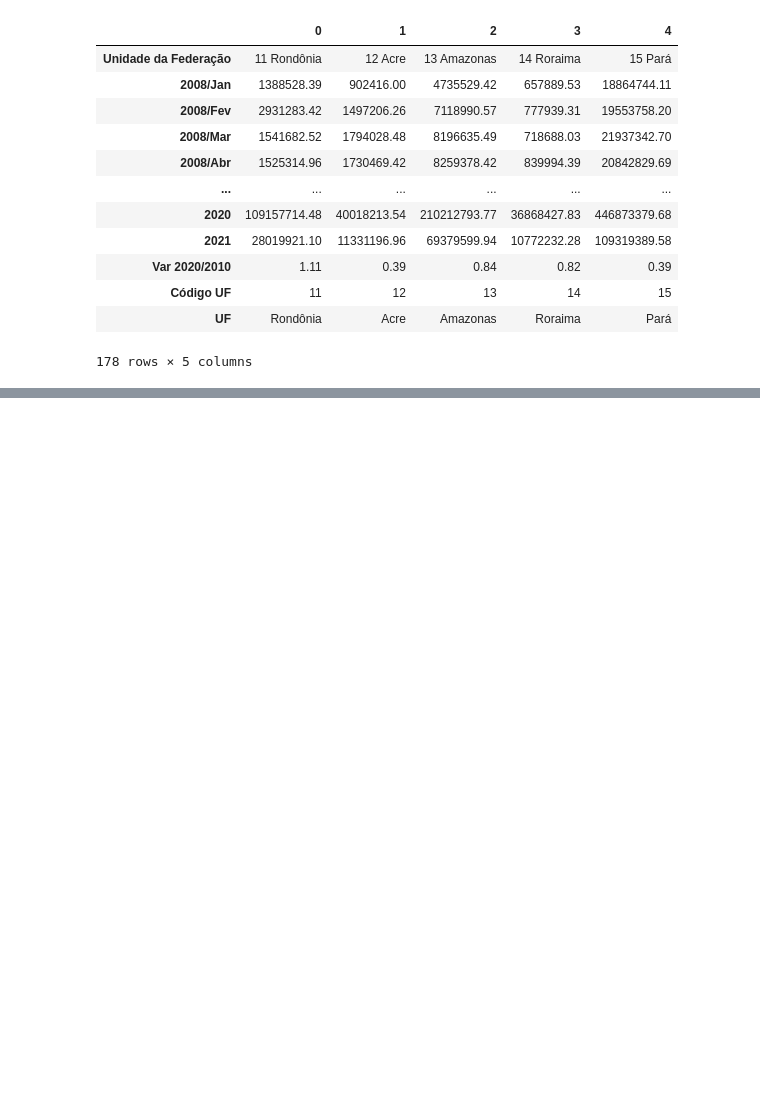
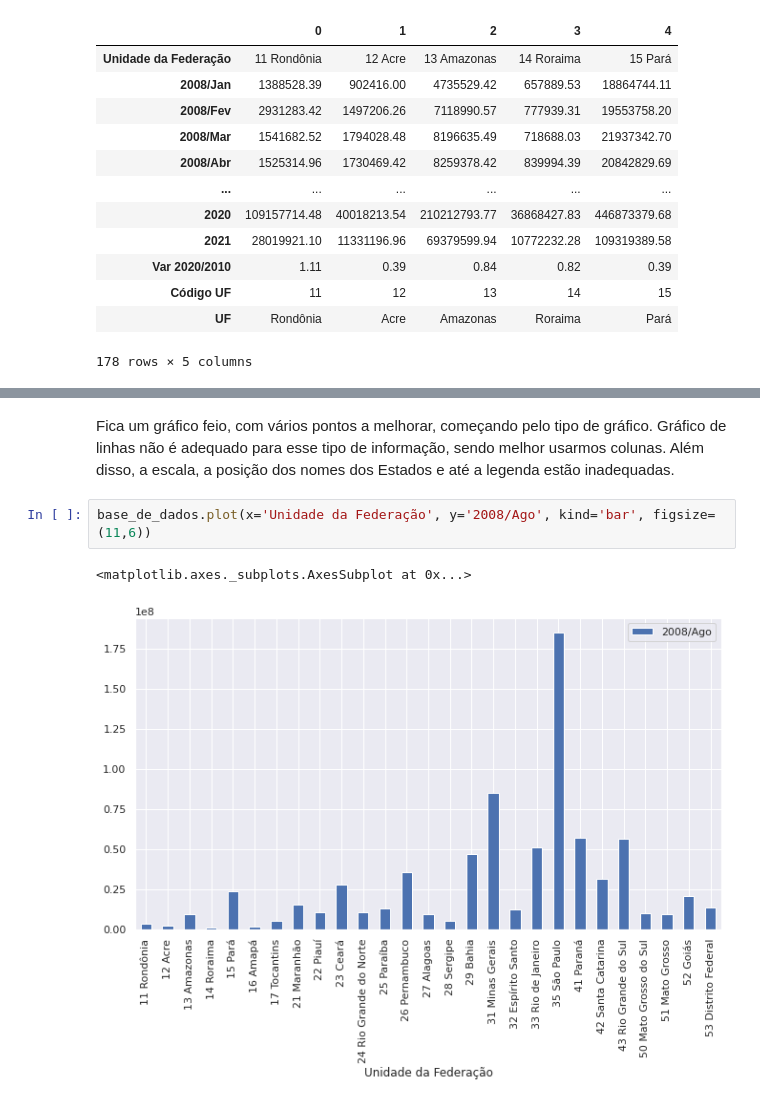
Before and after one commit to gcochlar/Bootcamp_DataScience, a Jupyter notebook: Bootcamp_Mod1_Aula01.ipynb, the cells around one changed output, grey strips where cells are left out. Cells and saved outputs as stored; diff of their text form; blank space fills up the shorter version.

```diff
--- a/Bootcamp_Mod1_Aula01.ipynb
+++ b/Bootcamp_Mod1_Aula01.ipynb
@@ -329,0 +342,7 @@ base_temp.head().T
+# %% [markdown]
+Fica um gráfico feio, com vários pontos a melhorar, começando pelo tipo de gráfico. Gráfico de linhas não é adequado para esse tipo de informação, sendo melhor usarmos colunas. Além disso, a escala, a posição dos nomes dos Estados e até a legenda estão inadequadas.
+# %%
+base_de_dados.plot(x='Unidade da Federação', y='2008/Ago', kind='bar', figsize=(11,6))
+# %% [output]
+<matplotlib.axes._subplots.AxesSubplot at 0x...>
+[figure, added]
```
Also changed, not shown: parts of 13 cells of this notebook.
